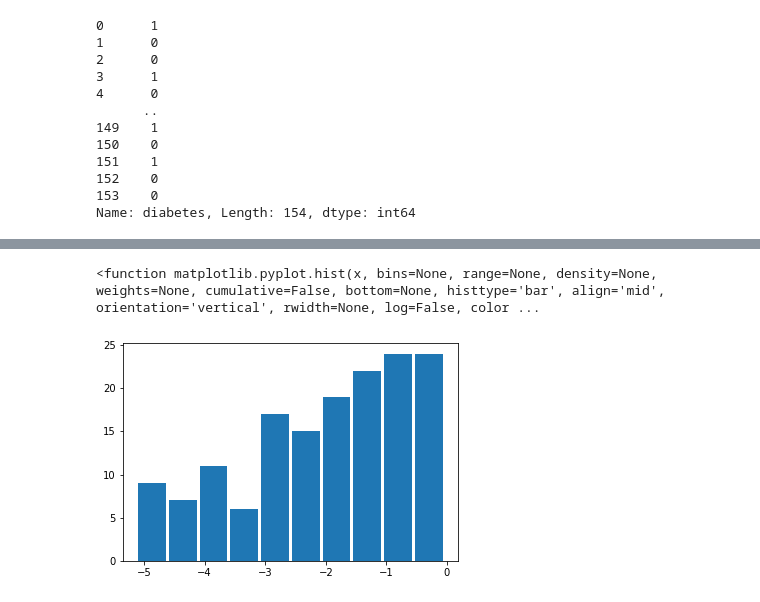
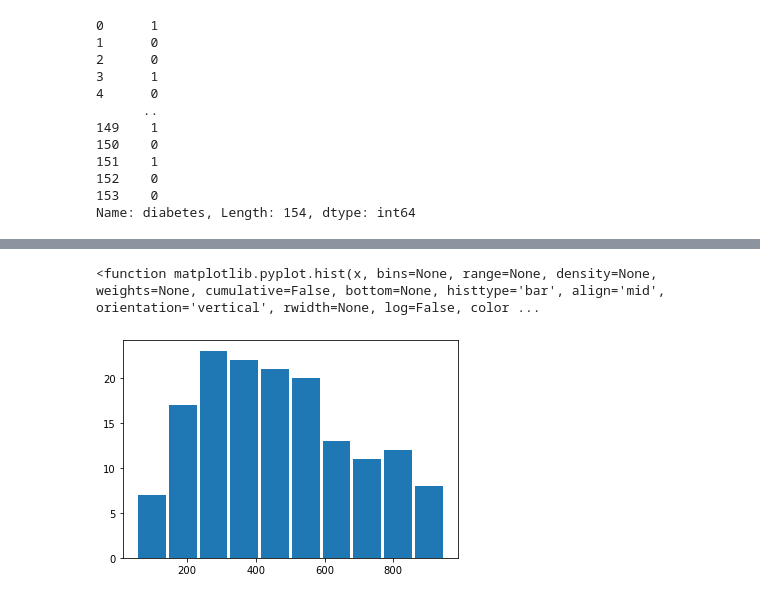
Before and after one commit to HyunQQ/analysis, a Jupyter notebook: dnn/Keras_dnn_with_hyperparamerter.ipynb, the cells around one changed output, grey strips where cells are left out. Cells and saved outputs as stored; diff of their text form; code cells hidden in the pictures.

```diff
--- a/dnn/Keras_dnn_with_hyperparamerter.ipynb
+++ b/dnn/Keras_dnn_with_hyperparamerter.ipynb
@@ -298,5 +352,5 @@ plt.hist
 # %%
-tmp_p = 0.1
+tmp_p = 0.3
 tmp = (np.log(rslt_tbl['pred_val']+tmp_p)- np.log(tmp_p)) / (np.log(1+tmp_p)-np.log(tmp_p))
 # %%
 plt.hist(tmp, rwidth=0.9)
@@ -308,0 +376,2 @@ tmp2 = np.log2(rslt_tbl['pred_val'])
+# %%
+score = np.absolute(1000*tmp)
@@ -308,0 +393,2 @@ tmp2 = np.log2(rslt_tbl['pred_val'])
+# %%
+score = round(score)
@@ -309,6 +410,6 @@ tmp2 = np.log2(rslt_tbl['pred_val'])
 # %%
-plt.hist(tmp2, rwidth=0.9)
+plt.hist(score, rwidth=0.9)
 plt.hist
 # %% [output]
 <function matplotlib.pyplot.hist(x, bins=None, range=None, density=None, weights=None, cumulative=False, bottom=None, histtype='bar', align='mid', orientation='vertical', rwidth=None, log=False, color ...
-[figure, old version]
+[figure, new version]
```
Also changed, not shown: parts of 35 cells of this notebook, 1 other file.
